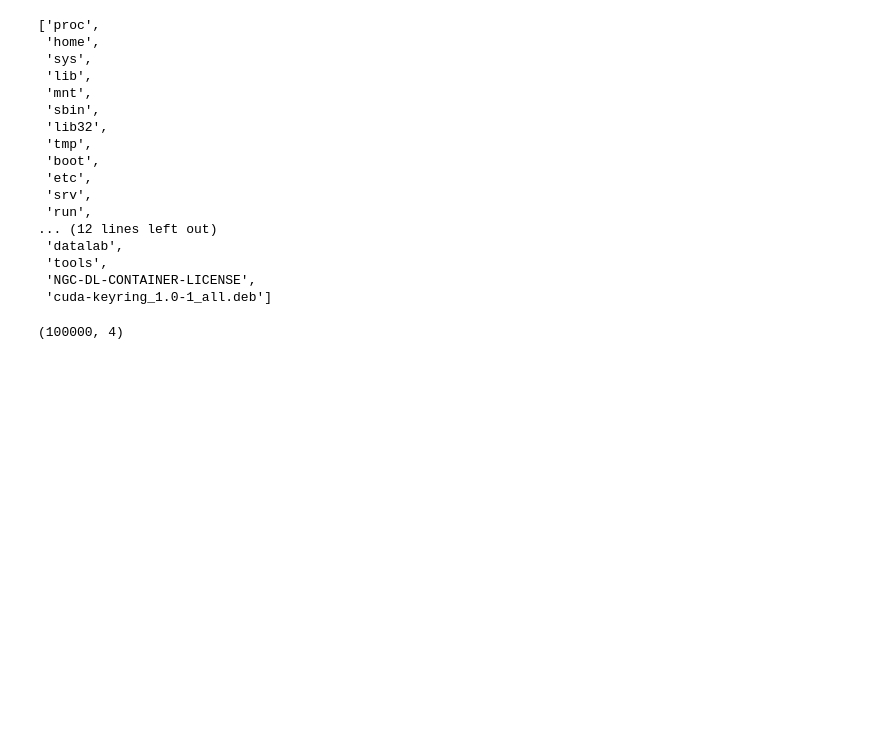
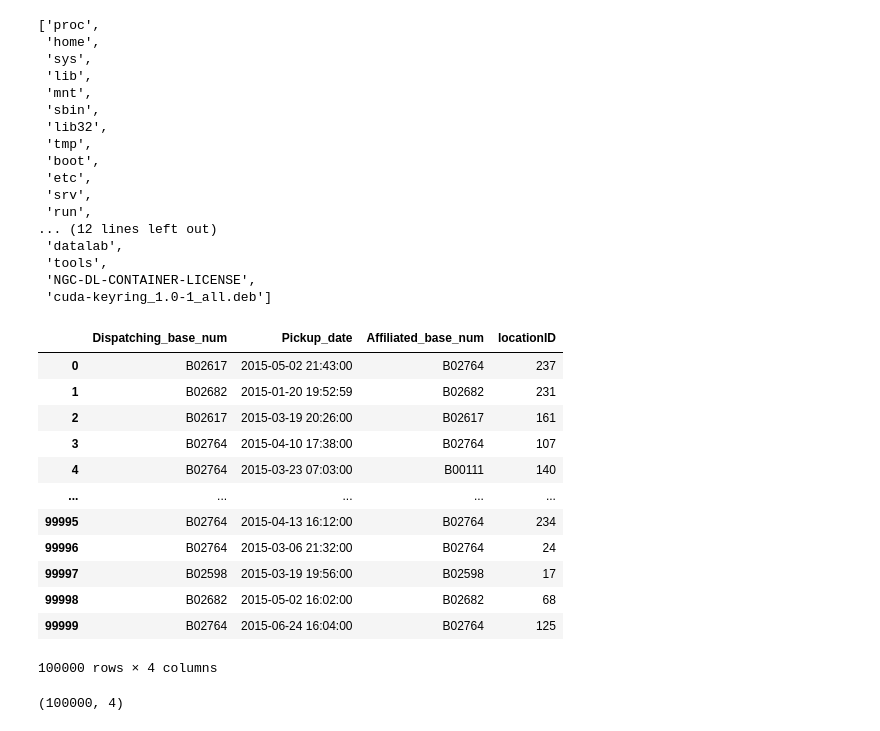
Before and after one commit to Akshu2410/Data-Analytics-Projects, a Jupyter notebook: Uber_analysis.ipynb, the cells around one changed output. Drawn from its saved outputs; the diff is of its cells as text; code cells hidden in the pictures; blank space fills up the shorter version.

Commit message:
displayed dataframe

```diff
--- a/Uber_analysis.ipynb
+++ b/Uber_analysis.ipynb
@@ -31,6 +31,21 @@ os.listdir("/")
  'cuda-keyring_1.0-1_all.deb']
 # %%
 uber_data=pd.read_csv('uber-raw-data-janjune-15_sample.csv')
+uber_data
+# %% [output]
+|  | Dispatching_base_num | Pickup_date | Affiliated_base_num | locationID |
+| 0 | B02617 | 2015-05-02 21:43:00 | B02764 | 237 |
+| 1 | B02682 | 2015-01-20 19:52:59 | B02682 | 231 |
+| 2 | B02617 | 2015-03-19 20:26:00 | B02617 | 161 |
+| 3 | B02764 | 2015-04-10 17:38:00 | B02764 | 107 |
+| 4 | B02764 | 2015-03-23 07:03:00 | B00111 | 140 |
+| ... | ... | ... | ... | ... |
+| 99995 | B02764 | 2015-04-13 16:12:00 | B02764 | 234 |
+| 99996 | B02764 | 2015-03-06 21:32:00 | B02764 | 24 |
+| 99997 | B02598 | 2015-03-19 19:56:00 | B02598 | 17 |
+| 99998 | B02682 | 2015-05-02 16:02:00 | B02682 | 68 |
+| 99999 | B02764 | 2015-06-24 16:04:00 | B02764 | 125 |
+100000 rows × 4 columns
 # %%
 uber_data.shape
 # %% [output]
```
